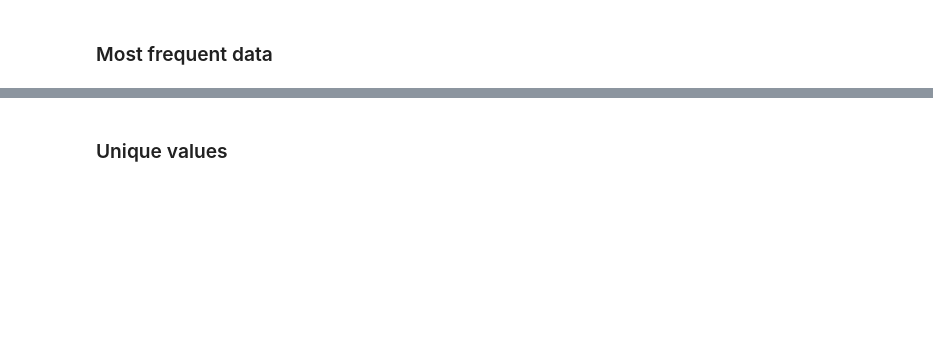
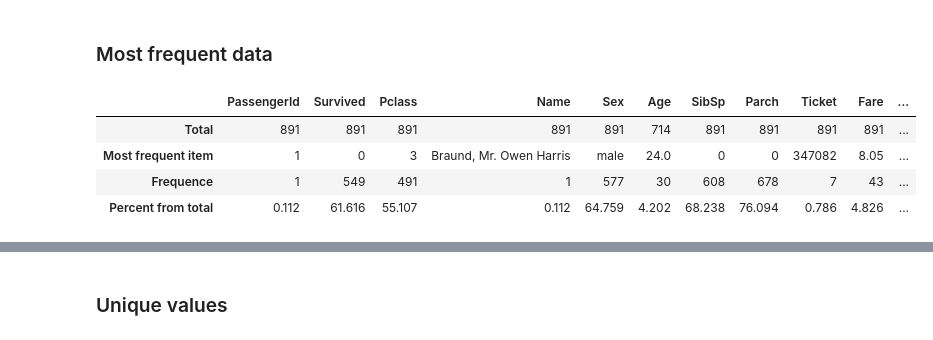
Before and after one commit to isabelBackes/ps1_ex4_nb_to_repo, a Jupyter notebook: Titanic Data Journey.ipynb, the cells around one changed output, grey strips where cells are left out. Cells and saved outputs as stored; diff of their text form; code cells hidden in the pictures; blank space fills up the shorter version.

Commit message:
Extract reusable data summary functions

```diff
--- a/Titanic Data Journey.ipynb
+++ b/Titanic Data Journey.ipynb
@@ -139,25 +141,13 @@ df_missing_test = np.transpose(tt)
 # %% [markdown]
 ### Most frequent data
 # %%
-# TODO: turn into function
-total = train_df.count()
-tt = pd.DataFrame(total)
-tt.columns = ['Total']
-items = []
-vals = []
-for col in train_df.columns:
-    try:
-        itm = train_df[col].value_counts().index[0]
-        val = train_df[col].value_counts().values[0]
-        items.append(itm)
-        vals.append(val)
-    except Exception as ex:
-        print(ex)
-        items.append(0)
-        vals.append(0)
-        continue
-tt['Most frequent item'] = items
-tt['Frequence'] = vals
-tt['Percent from total'] = np.round(vals / total * 100, 3)
-np.transpose(tt)
+# Most freqquent items in training data
+most_frequent_train = data.most_frequent_summary(train_df)
+most_frequent_train
+# %% [output]
+|  | PassengerId | Survived | Pclass | Name | Sex | Age | SibSp | Parch | Ticket | Fare | ... |
+| Total | 891 | 891 | 891 | 891 | 891 | 714 | 891 | 891 | 891 | 891 | ... |
+| Most frequent item | 1 | 0 | 3 | Braund, Mr. Owen Harris | male | 24.0 | 0 | 0 | 347082 | 8.05 | ... |
+| Frequence | 1 | 549 | 491 | 1 | 577 | 30 | 608 | 678 | 7 | 43 | ... |
+| Percent from total | 0.112 | 61.616 | 55.107 | 0.112 | 64.759 | 4.202 | 68.238 | 76.094 | 0.786 | 4.826 | ... |
 # %%
```
Also changed, not shown: parts of 7 cells of this notebook, 1 other file.
